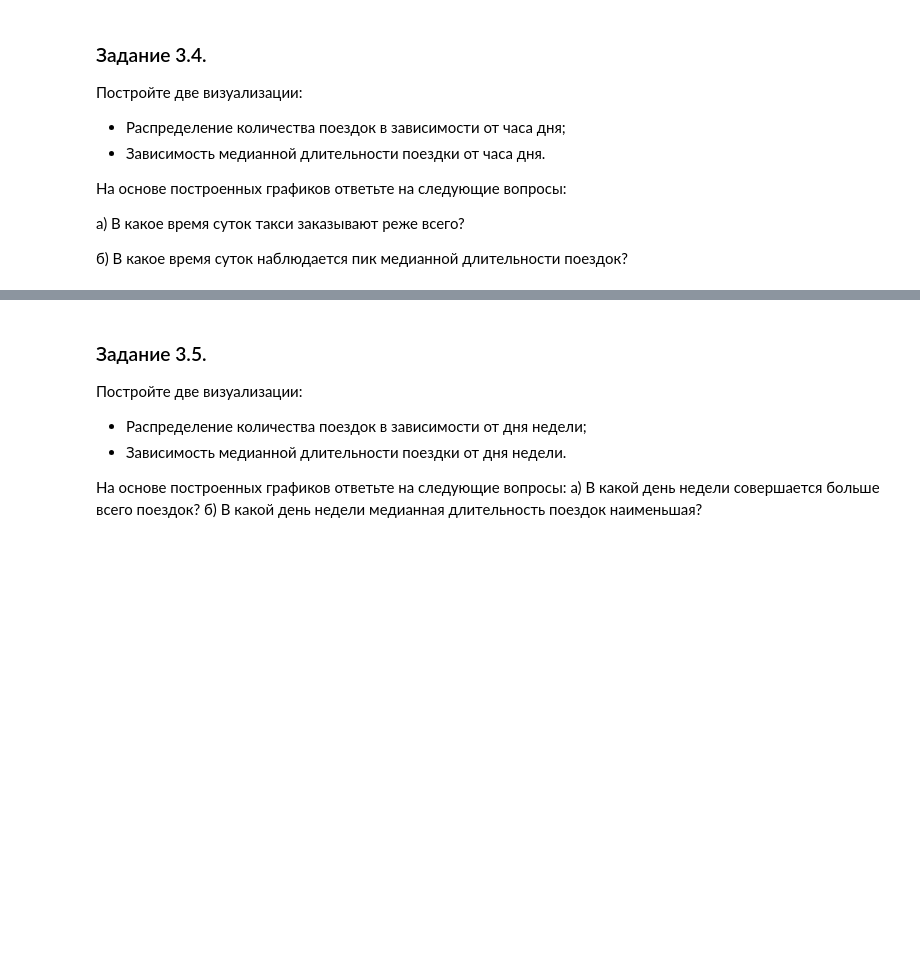
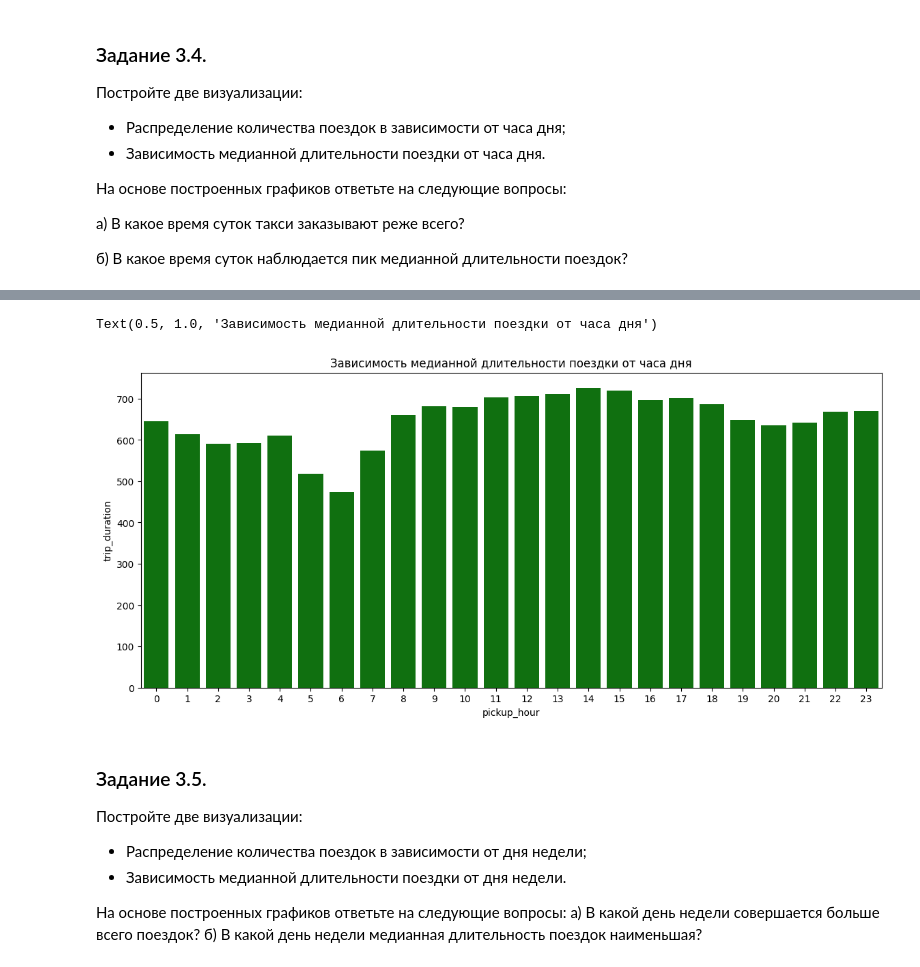
Before and after one commit to andreyshveduke/Project_5._NY_taxi_trip_duration, a Jupyter notebook: Project-5.ipynb, the cells around one changed output, grey strips where cells are left out. Drawn from its saved outputs; the diff is of its cells as text; code cells hidden in the pictures; blank space fills up the shorter version.

```diff
--- a/Project-5.ipynb
+++ b/Project-5.ipynb
@@ -773,3 +782,14 @@ Text(0.5, 1.0, 'Box диаграмма trip_duration в Log масштабе sto
+# %%
+# Зависимость медианной длительности поездки от часа дня
+taxi_data_hour_td= taxi_data.groupby(by ='pickup_hour', as_index=False )['trip_duration'].median()
+
+fig, axes = plt.subplots( figsize=(14, 6))
+
+histplot = sns.barplot(data = taxi_data_hour_td, x=taxi_data_hour_td['pickup_hour'], y = taxi_data_hour_td['trip_duration'], color = 'green')
+histplot.set_title('Зависимость медианной длительности поездки от часа дня')
+# %% [output]
+Text(0.5, 1.0, 'Зависимость медианной длительности поездки от часа дня')
+[figure, added]
 # %% [markdown]
 ### Задание 3.5.
 Постройте две визуализации:
```
Also changed, not shown: parts of 2 cells of this notebook.
